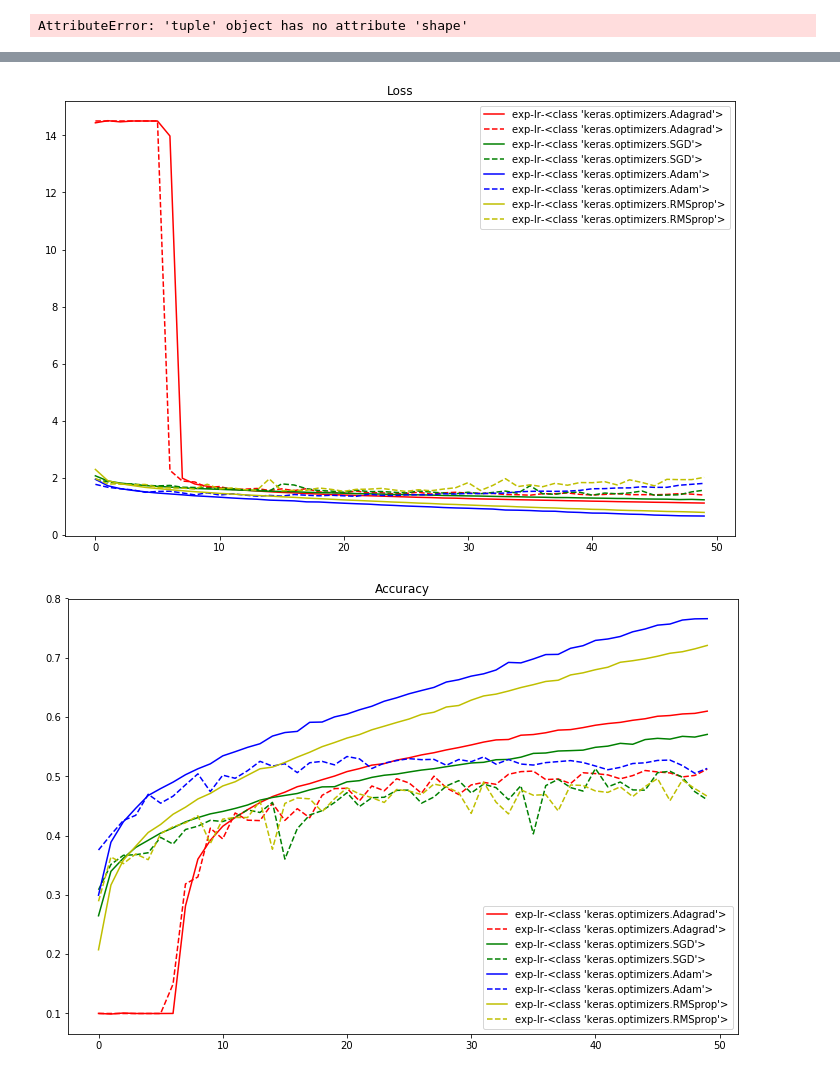
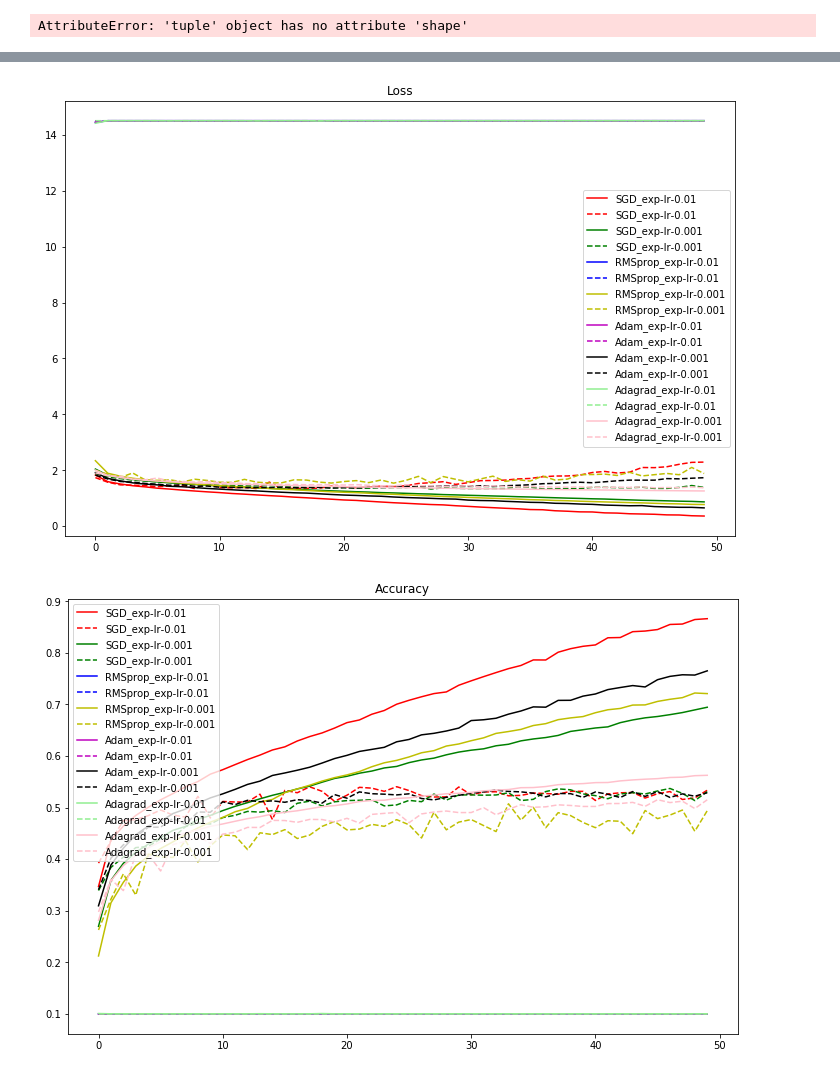
Before and after one commit to tokpmpm/2nd-ML100Days, a Jupyter notebook: homework/Day80_HW/Day080_HW.ipynb, the cells around one changed output, grey strips where cells are left out. Cells and saved outputs as stored; diff of their text form; code cells hidden in the pictures.

Commit message:
0723 Day_80_HW_opertimizer_learning_rate

```diff
--- a/homework/Day80_HW/Day080_HW.ipynb
+++ b/homework/Day80_HW/Day080_HW.ipynb
@@ -58,7 +58,8 @@ def build_mlp(input_shape, output_units=10, num_neurons=[512, 256, 128]):
 Set your required experiment parameters
 """
 from keras import optimizers
-LEARNING_RATE = 1e-2
+LEARNING_RATE = [1e-2,1e-3]
+print (LEARNING_RATE)
 EPOCHS = 50
 BATCH_SIZE = 256
 MOMENTUM = [0.95]
@@ -128,23 +223,23 @@ Epoch 50/50
 # %%
 import matplotlib.pyplot as plt
 %matplotlib inline
-color_bar = ["r", "g", "b", "y", "m", "k"]
+color_bar = ["r", "g", "b", "y", "m", "k", "lightgreen", "pink"]
 
 plt.figure(figsize=(12,8))
 for i, cond in enumerate(results.keys()):
     plt.plot(range(len(results[cond]['train-loss'])),results[cond]['train-loss'], '-', label=cond, color=color_bar[i])
     plt.plot(range(len(results[cond]['valid-loss'])),results[cond]['valid-loss'], '--', label=cond, color=color_bar[i])
 plt.title("Loss")
 plt.legend()
 plt.show()
 
 plt.figure(figsize=(12,8))
 for i, cond in enumerate(results.keys()):
     plt.plot(range(len(results[cond]['train-acc'])),results[cond]['train-acc'], '-', label=cond, color=color_bar[i])
     plt.plot(range(len(results[cond]['valid-acc'])),results[cond]['valid-acc'], '--', label=cond, color=color_bar[i])
 plt.title("Accuracy")
 plt.legend()
 plt.show()
 # %% [output]
-[figure, old version]
+[figure, new version]
-[figure, old version]
+[figure, new version]
```
Also changed, not shown: parts of 2 cells of this notebook.
